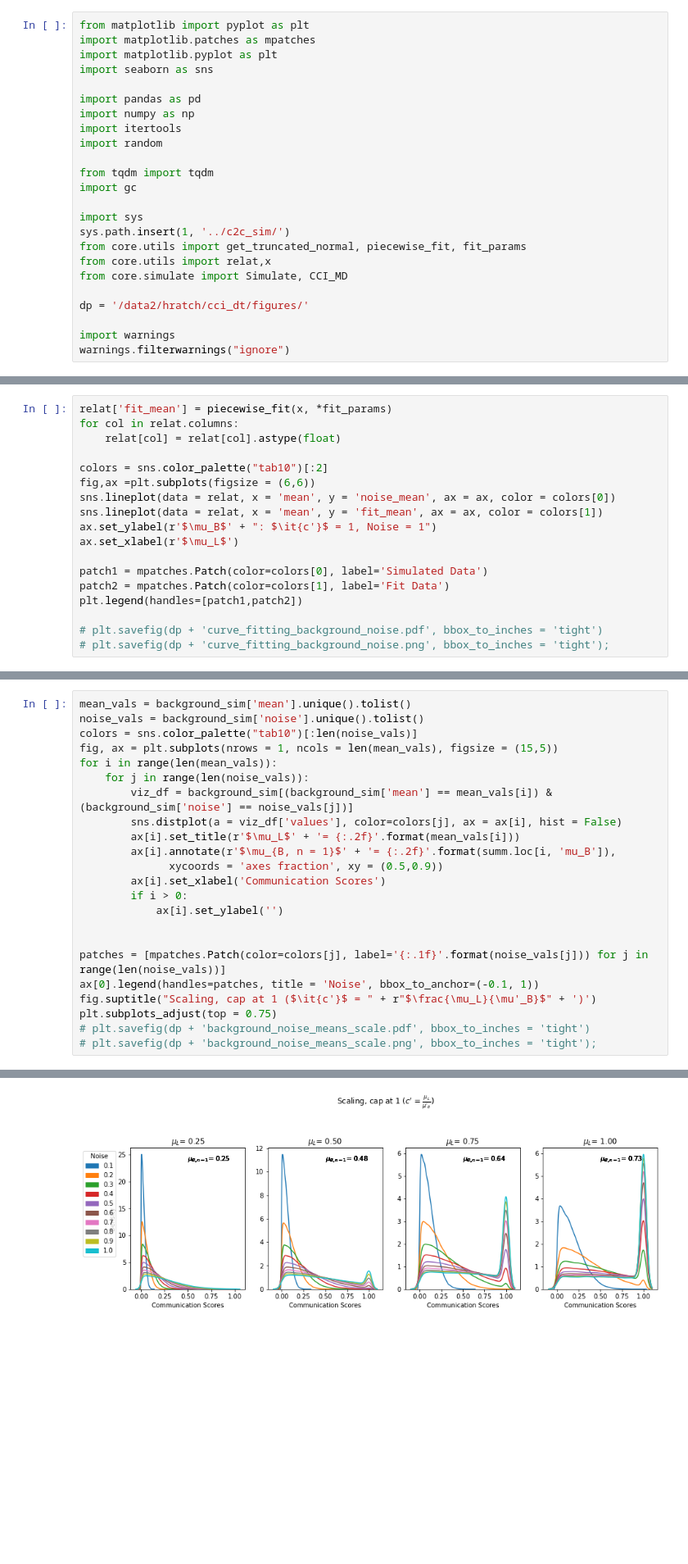
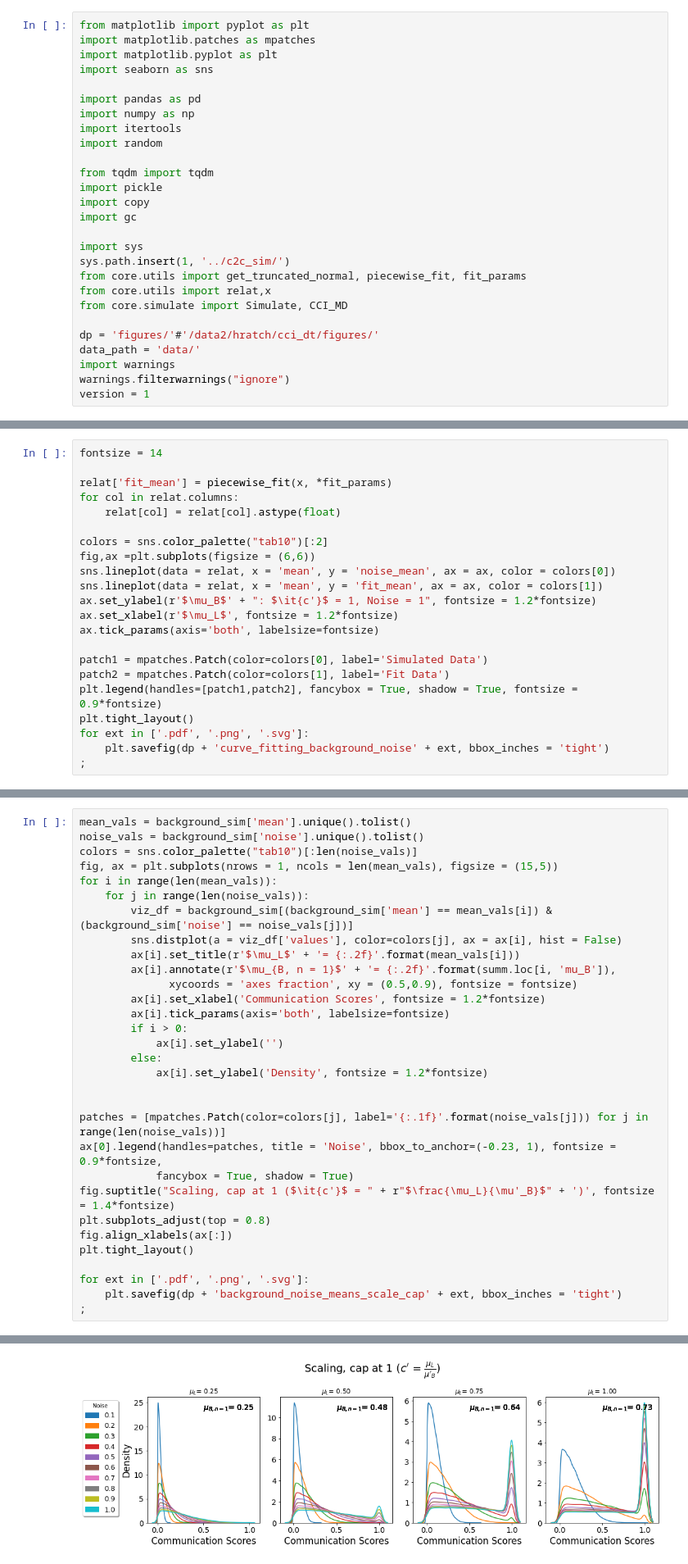
Before and after one commit to hmbaghdassarian/c2c_sim, a Jupyter notebook: explore/assess_noise.ipynb, the cells around one changed output, grey strips where cells are left out. Shown: that part at 82% size. Drawn from its saved outputs; the diff is of its cells as text; blank space fills up the shorter version.

```diff
--- a/explore/assess_noise.ipynb
+++ b/explore/assess_noise.ipynb
@@ -10,6 +10,8 @@ import itertools
 import random
 
 from tqdm import tqdm
+import pickle
+import copy
 import gc
 
 import sys
@@ -18,10 +20,11 @@ from core.utils import get_truncated_normal, piecewise_fit, fit_params
 from core.utils import relat,x
 from core.simulate import Simulate, CCI_MD
 
-dp = '/data2/hratch/cci_dt/figures/'
-
+dp = 'figures/'#'/data2/hratch/cci_dt/figures/'
+data_path = 'data/'
 import warnings
 warnings.filterwarnings("ignore")
+version = 1
 # %% [markdown]
 # Background Noise
 
@@ -76,6 +90,8 @@ Text(0.5, 0.98, "No scaling ($\\it{c'}$ = 1)")
 # %% [markdown]
 ## Scaling
 # %%
+fontsize = 14
+
 relat['fit_mean'] = piecewise_fit(x, *fit_params)
 for col in relat.columns:
     relat[col] = relat[col].astype(float)
@@ -84,13 +100,15 @@ colors = sns.color_palette("tab10")[:2]
 fig,ax =plt.subplots(figsize = (6,6))
 sns.lineplot(data = relat, x = 'mean', y = 'noise_mean', ax = ax, color = colors[0])
 sns.lineplot(data = relat, x = 'mean', y = 'fit_mean', ax = ax, color = colors[1])
-ax.set_ylabel(r'$\mu_B$' + ": $\it{c'}$ = 1, Noise = 1")
-ax.set_xlabel(r'$\mu_L$')
+ax.set_ylabel(r'$\mu_B$' + ": $\it{c'}$ = 1, Noise = 1", fontsize = 1.2*fontsize)
+ax.set_xlabel(r'$\mu_L$', fontsize = 1.2*fontsize)
+ax.tick_params(axis='both', labelsize=fontsize)
 
 patch1 = mpatches.Patch(color=colors[0], label='Simulated Data')
 patch2 = mpatches.Patch(color=colors[1], label='Fit Data')
-plt.legend(handles=[patch1,patch2])
-
-# plt.savefig(dp + 'curve_fitting_background_noise.pdf', bbox_to_inches = 'tight')
-# plt.savefig(dp + 'curve_fitting_background_noise.png', bbox_to_inches = 'tight');
+plt.legend(handles=[patch1,patch2], fancybox = True, shadow = True, fontsize = 0.9*fontsize)
+plt.tight_layout()
+for ext in ['.pdf', '.png', '.svg']:
+    plt.savefig(dp + 'curve_fitting_background_noise' + ext, bbox_inches = 'tight')
+;
 # %% [output]
@@ -227,16 +206,24 @@ for i in range(len(mean_vals)):
         sns.distplot(a = viz_df['values'], color=colors[j], ax = ax[i], hist = False)
         ax[i].set_title(r'$\mu_L$' + '= {:.2f}'.format(mean_vals[i]))
         ax[i].annotate(r'$\mu_{B, n = 1}$' + '= {:.2f}'.format(summ.loc[i, 'mu_B']),
-              xycoords = 'axes fraction', xy = (0.5,0.9))
-        ax[i].set_xlabel('Communication Scores')
+              xycoords = 'axes fraction', xy = (0.5,0.9), fontsize = fontsize)
+        ax[i].set_xlabel('Communication Scores', fontsize = 1.2*fontsize)
+        ax[i].tick_params(axis='both', labelsize=fontsize)
         if i > 0:
             ax[i].set_ylabel('')
+        else:
+            ax[i].set_ylabel('Density', fontsize = 1.2*fontsize)
 
 
 patches = [mpatches.Patch(color=colors[j], label='{:.1f}'.format(noise_vals[j])) for j in range(len(noise_vals))]
-ax[0].legend(handles=patches, title = 'Noise', bbox_to_anchor=(-0.1, 1))
-fig.suptitle("Scaling, cap at 1 ($\it{c'}$ = " + r"$\frac{\mu_L}{\mu'_B}$" + ')')
-plt.subplots_adjust(top = 0.75)
-# plt.savefig(dp + 'background_noise_means_scale.pdf', bbox_to_inches = 'tight')
-# plt.savefig(dp + 'background_noise_means_scale.png', bbox_to_inches = 'tight');
+ax[0].legend(handles=patches, title = 'Noise', bbox_to_anchor=(-0.23, 1), fontsize = 0.9*fontsize,
+            fancybox = True, shadow = True)
+fig.suptitle("Scaling, cap at 1 ($\it{c'}$ = " + r"$\frac{\mu_L}{\mu'_B}$" + ')', fontsize = 1.4*fontsize)
+plt.subplots_adjust(top = 0.8)
+fig.align_xlabels(ax[:])
+plt.tight_layout()
+
+for ext in ['.pdf', '.png', '.svg']:
+    plt.savefig(dp + 'background_noise_means_scale_cap' + ext, bbox_inches = 'tight')
+;
 # %% [output]
@@ -243,4 +231,4 @@ plt.subplots_adjust(top = 0.75)
-[figure, old version]
+[figure, new version]
 # %% [markdown]
 # Non-Background
 # %%
```
Also changed, not shown: parts of 19 cells of this notebook, 8 other files.
